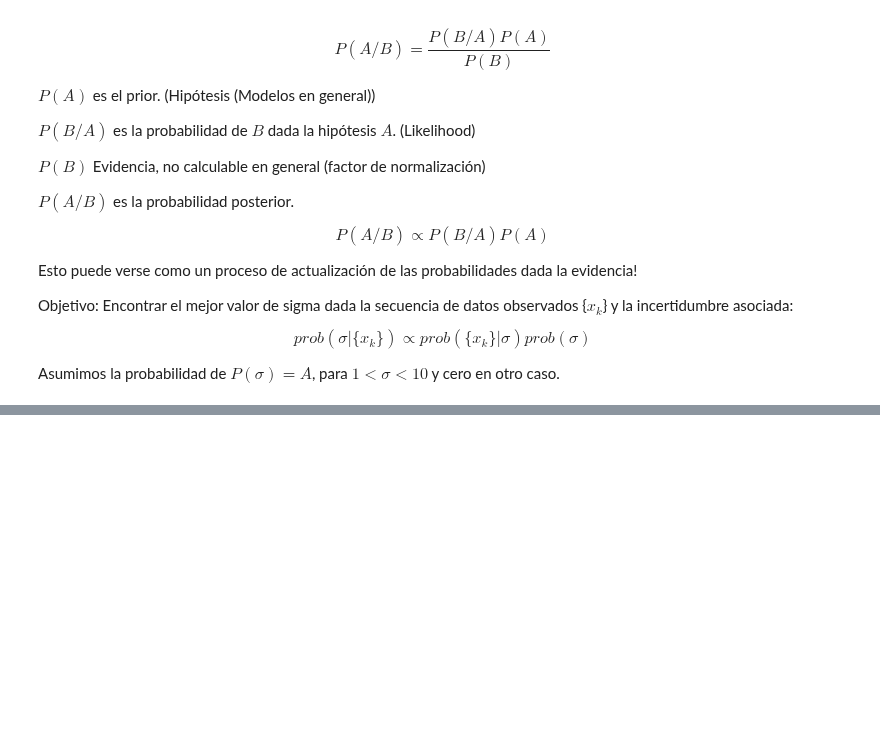
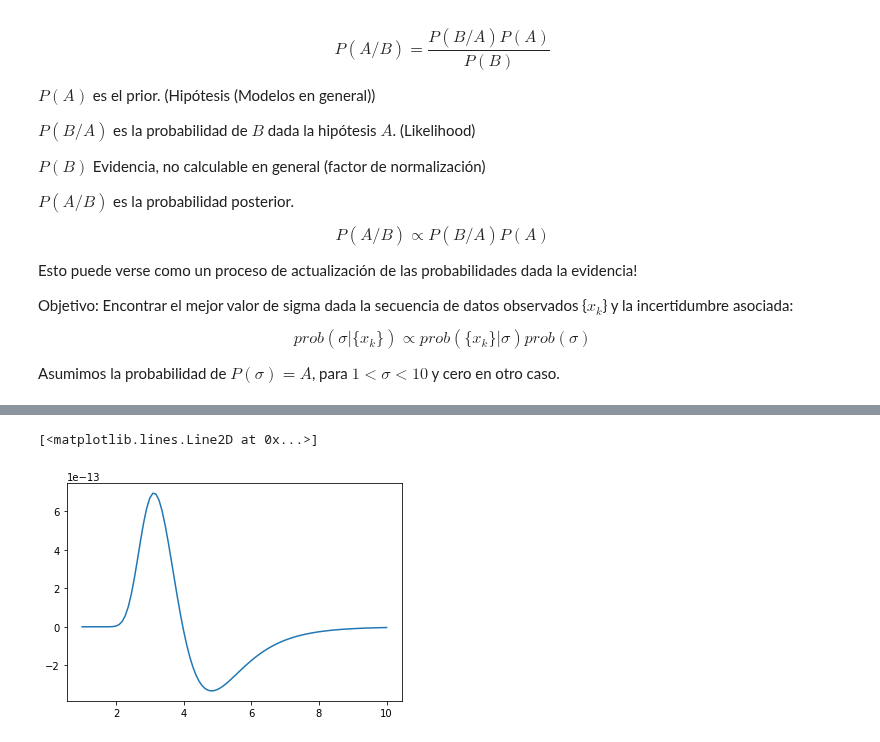
Before and after one commit to danielagda5/MetodosComputacionales202120-1, a Jupyter notebook: Week13/MaximumLikelihood.ipynb, the cells around one changed output, grey strips where cells are left out. Saved outputs shown, nothing was run; the diff lists cells and outputs as text; code cells hidden in the pictures; blank space fills up the shorter version.

```diff
--- a/Week13/MaximumLikelihood.ipynb
+++ b/Week13/MaximumLikelihood.ipynb
@@ -32,0 +67,14 @@ Asumimos la probabilidad de $P(\sigma) = A$, para $1 < \sigma < 10$ y cero en ot
+# %%
+def GetDerivative(x,sigma):
+
+    h = 0.000001
+    d = ( GetLikelihood(Data,sigma+h) - GetLikelihood(Data,sigma-h)   )/(2*h)
+
+    return d
+# %%
+Dlikelihood = GetDerivative(Data,sigma)
+# %%
+plt.plot(sigma,Dlikelihood)
+# %% [output]
+[<matplotlib.lines.Line2D at 0x...>]
+[figure, added]
```
Also changed, not shown: parts of 19 cells of this notebook, 2 other files.
